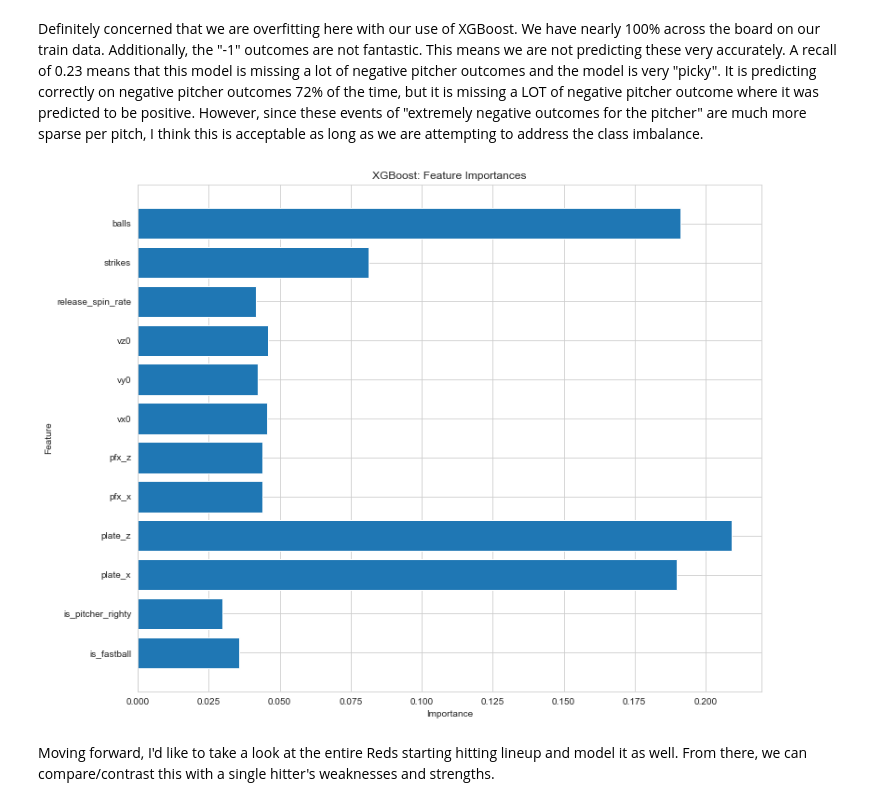
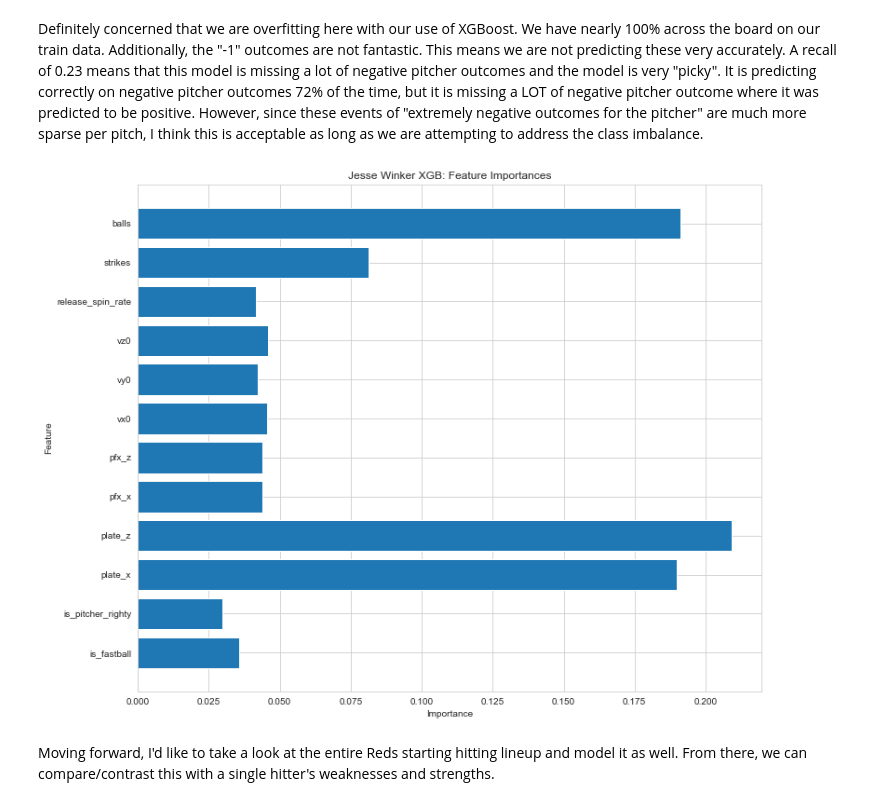
Before and after one commit to ewehmueller/pitch-analysis, a Jupyter notebook: pitch-classification.ipynb, the cells around one changed output. Cells and saved outputs as stored; diff of their text form; code cells hidden in the pictures.

Commit message:
Cleanup + Visual Title Fix

```diff
--- a/pitch-classification.ipynb
+++ b/pitch-classification.ipynb
@@ -540,16 +540,16 @@ Definitely concerned that we are overfitting here with our use of XGBoost. We ha
 # %%
 sns.set_style("whitegrid")
 
 fig = plt.figure(figsize=(12, 10))
 ax = fig.add_subplot(111)
 barlist = plt.barh(y=X_train.columns, width=model_xgb.feature_importances_)
 ax.set(
-    title="XGBoost: Feature Importances",
+    title="Jesse Winker XGB: Feature Importances",
     ylabel="Feature",
     xlabel="Importance"
 );
 # %% [output]
-[figure, old version]
+[figure, new version]
 # %% [markdown]
 Moving forward, I'd like to take a look at the entire Reds starting hitting lineup and model it as well.  From there, we can compare/contrast this with a single hitter's weaknesses and strengths.
 # %% [markdown]
```
Also changed, not shown: parts of 1 cell of this notebook.
